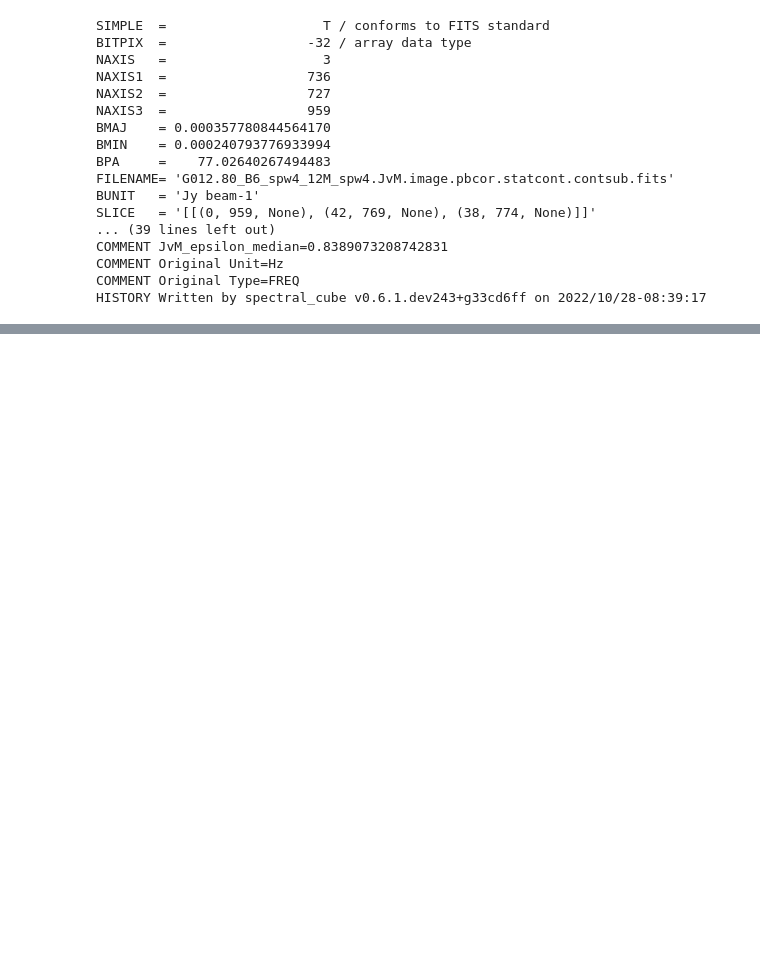
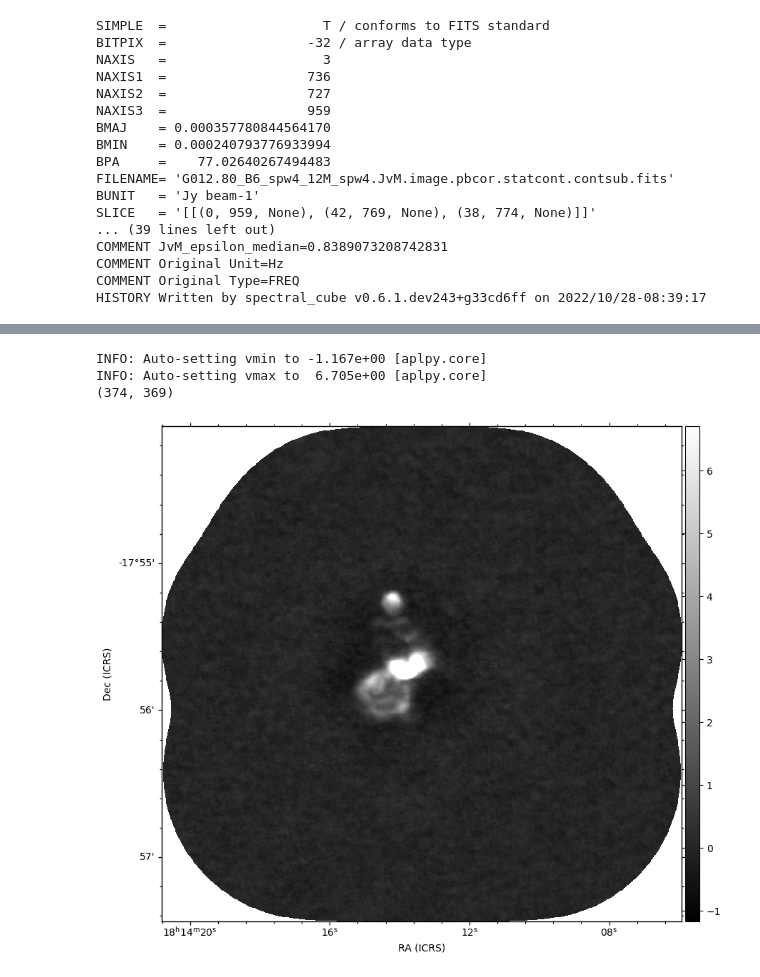
Before and after one commit to rgalvanmadrid/tutorial-Cordoba, a Jupyter notebook: LineExample-ALMA-IMF.ipynb, the cells around one changed output, grey strips where cells are left out. Drawn from its saved outputs; the diff is of its cells as text; code cells hidden in the pictures; blank space fills up the shorter version.

Commit message:
Finish line example, including fitting

```diff
--- a/LineExample-ALMA-IMF.ipynb
+++ b/LineExample-ALMA-IMF.ipynb
@@ -12,9 +14,11 @@ import regions
 # %%
 data_path = '/home/roberto/ALMA_IMF/ionized_He/data'
 file_C18O = path.join(data_path,'G012.80_B6_spw4_12M_spw4.JvM.image.pbcor.statcont.contsub.fits')
-file_H30a = path.join(data_path,'G012.80_B3_spw1_12M_h41a.JvM.image.contsub.fits')
+file_H41a = path.join(data_path,'G012.80_B3_spw1_12M_h41a.JvM.image.contsub.fits')
 nu_C180 = 2.195603541e11*u.Hz
-nu_H30a = 2.31900939e+11*u.Hz
+nu0_H41a = 92.03443400e9*u.Hz
+nu0_He41a = 92.07193800e9*u.Hz
+dV_He41a = -cts.c*(nu0_He41a - nu0_H41a)/nu0_H41a # dV_He41a = -122.165 km/s
 # %%
 '''
 # Only needed if one wants to change the reference frequency in the header
@@ -139,3 +143,10 @@ COMMENT JvM_epsilon_median=0.8389073208742831
 COMMENT Original Unit=Hz
 COMMENT Original Type=FREQ
 HISTORY Written by spectral_cube v0.6.1.dev243+g33cd6ff on 2022/10/28-08:39:17
+# %%
+# Now we will work with the cube with the H41alpha and He41alpha recombination lines
+cube_H41a = SpectralCube.read(file_H41a)
+cube_H41a.allow_huge_operations=True
+cube_H41a = cube_H41a.with_spectral_unit(u.km / u.s, velocity_convention='radio')
+print(cube_H41a.header['RESTFRQ'])
+print(cube_H41a)
@@ -141,0 +159,11 @@ HISTORY Written by spectral_cube v0.6.1.dev243+g33cd6ff on 2022/10/28-08:39:17
+# %%
+# Calculate moment 0 of cube and pixel of maximum in moment 0
+mom0_H41a = cube_H41a.moment0(axis=0)
+mom0_H41a.quicklook()
+max_mom0 = np.unravel_index(np.nanargmax(mom0_H41a), mom0_H41a.shape)
+print(max_mom0) # Note that this gives (y,x)
+# %% [output]
+INFO: Auto-setting vmin to -1.167e+00 [aplpy.core]
+INFO: Auto-setting vmax to  6.705e+00 [aplpy.core]
+(374, 369)
+[figure, added]
```
Also changed, not shown: parts of 11 cells of this notebook.
